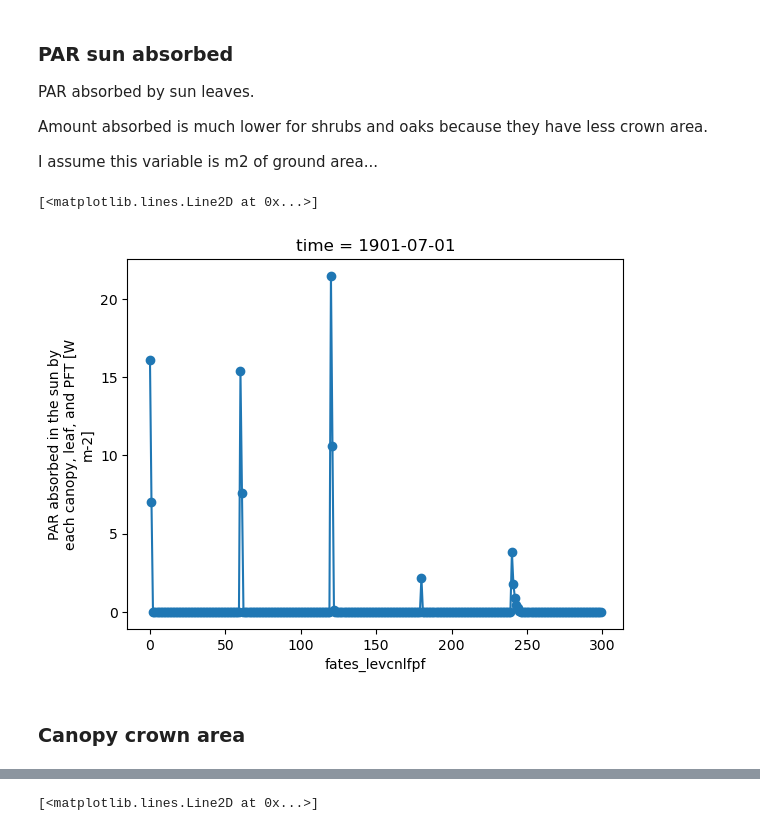
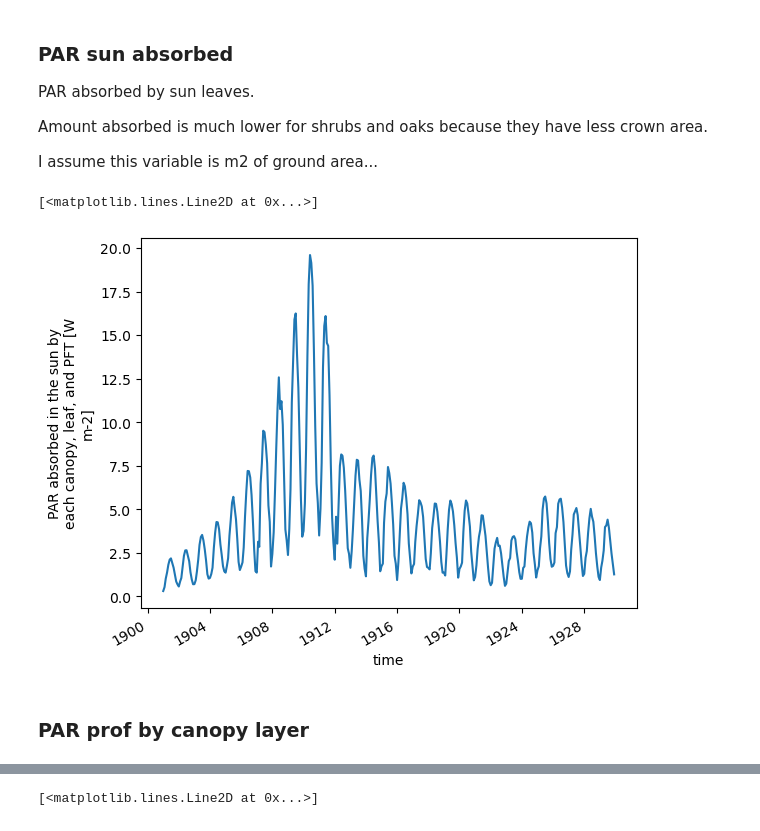
Before and after one commit to adamhb/Earth-System-Model-Tools, a Jupyter notebook: process_output/scratch.ipynb, the cells around one changed output, grey strips where cells are left out. Saved outputs shown, nothing was run; the diff lists cells and outputs as text; code cells hidden in the pictures.

```diff
--- a/process_output/scratch.ipynb
+++ b/process_output/scratch.ipynb
@@ -20,7 +21,9 @@ from myparams import *
 # %%
 archive_path = '/home/adam/cloud/gdrive/postdoc/simulation_output'
 arg_case_name,arg_start_year,arg_end_year = ('CZ2_I2000Clm51Fates_api25_resprout-branch_ca5pfts.C17e2acb6a-F99fefec7.2023-01-26',
-                                            '1901','1903')
+                                            '1901','1930')
+
+#arg_case_name,arg_start_year,arg_end_year = ('CZ2_I2000Clm51Fates_api25_resprout-branch_TEST_v2.C17e2acb6a-Fc3e42def.2023-01-23','1901','1903')
 
 original_stdout = sys.stdout
 
@@ -130,9 +169,9 @@ Amount absorbed is much lower for shrubs and oaks because they have less crown a
 
 I assume this variable is m2 of ground area...
 # %%
-ds.FATES_PARSUN_Z_CLLLPF.sel(time = "1901-07-01").plot(marker = "o")
+ds.FATES_PARSUN_Z_CLLLPF.isel(fates_levcnlfpf = 180).plot()
 # %% [output]
 [<matplotlib.lines.Line2D at 0x...>]
-[figure, old version]
+[figure, new version]
 # %% [markdown]
-### Canopy crown area
+### PAR prof by canopy layer
```
Also changed, not shown: parts of 8 cells of this notebook, 19 other files.
